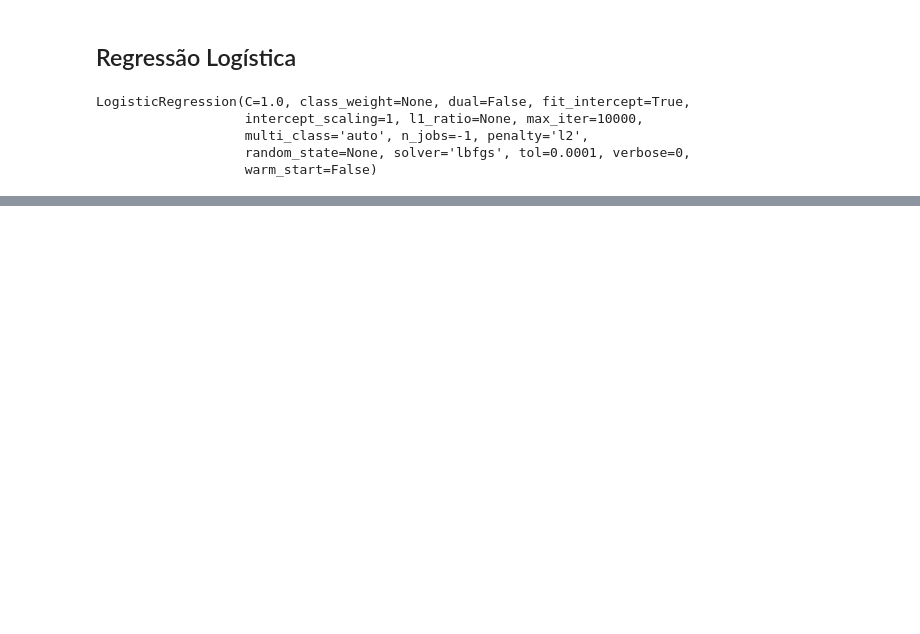
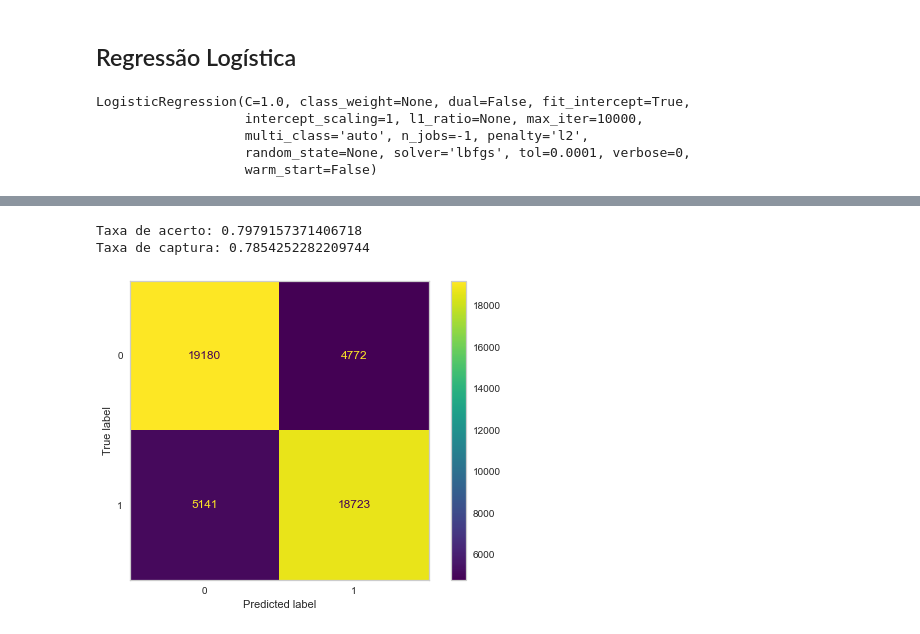
Before and after one commit to yguenka/IronHack-Projects, a Jupyter notebook: Project 7 - Itau Case/[Itau Case].ipynb, the cells around one changed output, grey strips where cells are left out. Saved outputs shown, nothing was run; the diff lists cells and outputs as text; code cells hidden in the pictures; blank space fills up the shorter version.

```diff
--- a/Project 7 - Itau Case/[Itau Case].ipynb
+++ b/Project 7 - Itau Case/[Itau Case].ipynb
@@ -1431,0 +1468,2 @@ df['raintomorrow'] = y_resampled
+# %%
+df = pd.read_csv('vai.csv').drop(columns=['Unnamed: 0'])
@@ -1431,0 +1516,4 @@ df['raintomorrow'] = y_resampled
+# %%
+dfs=pd.DataFrame(scaler.transform(X), columns=X.columns, index=X.index)
+dfs['raintomorrow'] = df['raintomorrow']
+dfs['month'] = df['month']
@@ -1455,5 +1549,25 @@ dfs['raintomorrow'] = df['raintomorrow']
 # %% [markdown]
 ## Regressão Logística
+# %%
+X = dfs[['mintemp', 'maxtemp', 'rainfall', 'evaporation', 'sunshine',
+       'humidity9am', 'humidity3pm', 'pressure9am', 'pressure3pm', 'cloud9am',
+       'cloud3pm', 'temp9am', 'temp3pm', 'raintoday',
+       'temp', 'humidity', 'precipitation3pm',
+       'precipitation9am', 'windgustspeed', 'windspeed9am',
+       'windspeed3pm', 'latitude', 'longitude', 'month', 'windgustdir_E',
+       'windgustdir_ENE', 'windgustdir_ESE', 'windgustdir_N', 'windgustdir_NE',
+       'windgustdir_NNE', 'windgustdir_NNW', 'windgustdir_NW', 'windgustdir_S',
+       'windgustdir_SE', 'windgustdir_SSE', 'windgustdir_SSW',
+       'windgustdir_SW', 'windgustdir_W', 'windgustdir_WNW', 'windgustdir_WSW',
+       'winddir9am_E', 'winddir9am_ENE', 'winddir9am_ESE', 'winddir9am_N',
+       'winddir9am_NE', 'winddir9am_NNE', 'winddir9am_NNW', 'winddir9am_NW',
+       'winddir9am_S', 'winddir9am_SE', 'winddir9am_SSE', 'winddir9am_SSW',
+       'winddir9am_SW', 'winddir9am_W', 'winddir9am_WNW', 'winddir9am_WSW',
+       'winddir3pm_E', 'winddir3pm_ENE', 'winddir3pm_ESE', 'winddir3pm_N',
+       'winddir3pm_NE', 'winddir3pm_NNE', 'winddir3pm_NNW', 'winddir3pm_NW',
+       'winddir3pm_S', 'winddir3pm_SE', 'winddir3pm_SSE', 'winddir3pm_SSW',
+       'winddir3pm_SW', 'winddir3pm_W', 'winddir3pm_WNW', 'winddir3pm_WSW']]
+y = dfs['raintomorrow']
 # %%
 modelo = LogisticRegression(max_iter=10000, n_jobs=-1)
 # %%
@@ -1475,0 +1590,11 @@ modelo.score(X_train, y_train)
+# %%
+print('Taxa de acerto:', + precision_score(y, modelo.predict(X)))
+print('Taxa de captura:', + recall_score(y, modelo.predict(X)))
+# %% [output]
+Taxa de acerto: 0.7979157371406718
+Taxa de captura: 0.7854252282209744
+# %%
+plot_confusion_matrix(modelo, X_test, y_test, values_format='.0f')
+plt.grid(False)
+# %% [output]
+[figure, added]
```
Also changed, not shown: parts of 23 cells of this notebook, 4 other files.
